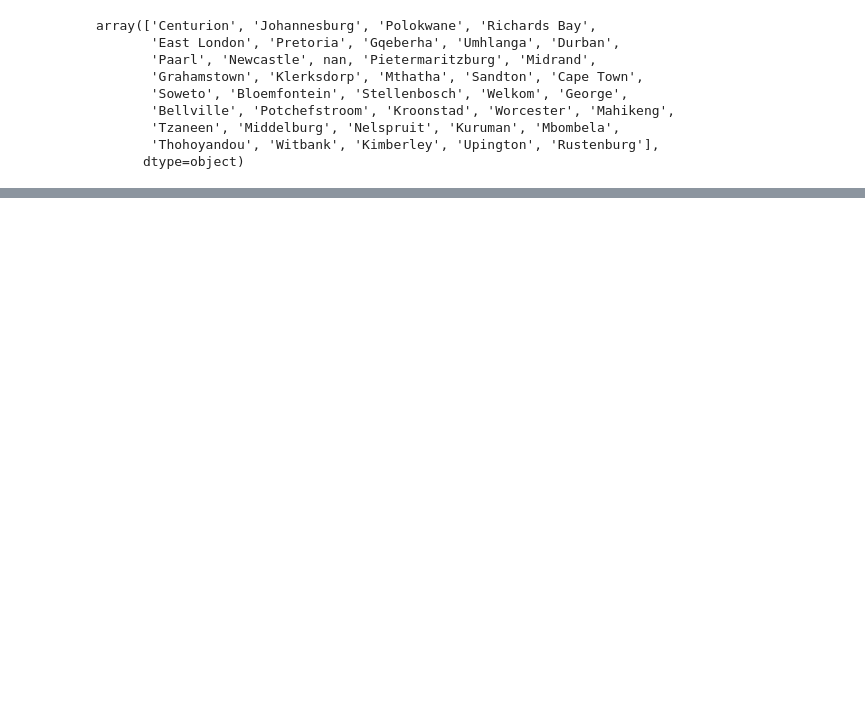
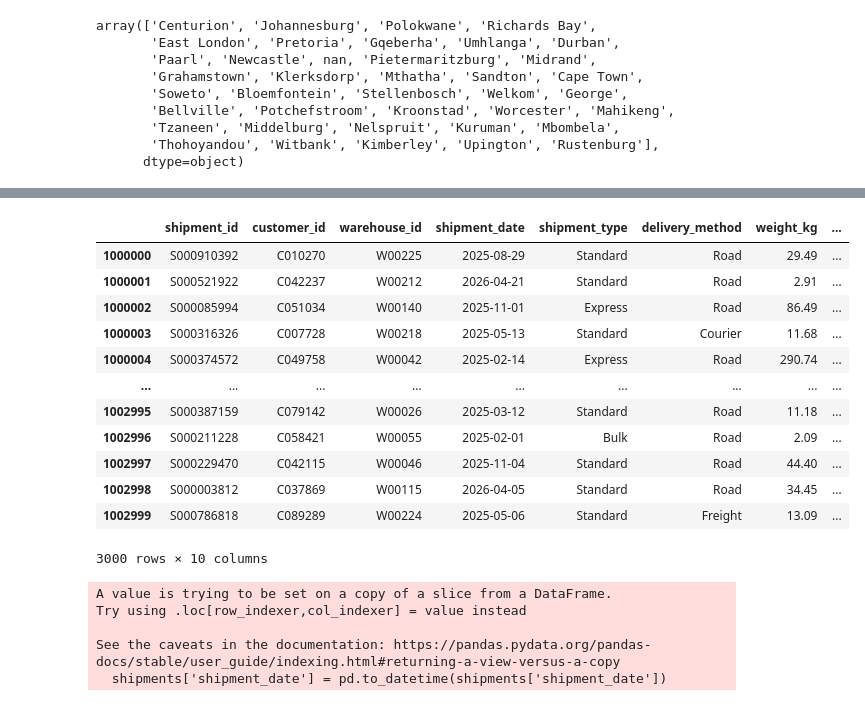
Before and after one commit to jilyanga2/Logistics-And-Delivery-Intelligence, a Jupyter notebook: data_engineering.ipynb, the cells around one changed output, grey strips where cells are left out. Saved outputs shown, nothing was run; the diff lists cells and outputs as text; code cells hidden in the pictures; blank space fills up the shorter version.

```diff
--- a/data_engineering.ipynb
+++ b/data_engineering.ipynb
@@ -81,0 +416,16 @@ customers.loc[customers['city'].isna(), "province"].value_counts()
+# %%
+shipments[shipments.duplicated() == True]
+# %% [output]
+|  | shipment_id | customer_id | warehouse_id | shipment_date | shipment_type | delivery_method | weight_kg | ... |
+| 1000000 | S000910392 | C010270 | W00225 | 2025-08-29 | Standard | Road | 29.49 | ... |
+| 1000001 | S000521922 | C042237 | W00212 | 2026-04-21 | Standard | Road | 2.91 | ... |
+| 1000002 | S000085994 | C051034 | W00140 | 2025-11-01 | Express | Road | 86.49 | ... |
+| 1000003 | S000316326 | C007728 | W00218 | 2025-05-13 | Standard | Courier | 11.68 | ... |
+| 1000004 | S000374572 | C049758 | W00042 | 2025-02-14 | Express | Road | 290.74 | ... |
+| ... | ... | ... | ... | ... | ... | ... | ... | ... |
+| 1002995 | S000387159 | C079142 | W00026 | 2025-03-12 | Standard | Road | 11.18 | ... |
+| 1002996 | S000211228 | C058421 | W00055 | 2025-02-01 | Bulk | Road | 2.09 | ... |
+| 1002997 | S000229470 | C042115 | W00046 | 2025-11-04 | Standard | Road | 44.40 | ... |
+| 1002998 | S000003812 | C037869 | W00115 | 2026-04-05 | Standard | Road | 34.45 | ... |
+| 1002999 | S000786818 | C089289 | W00224 | 2025-05-06 | Standard | Freight | 13.09 | ... |
+3000 rows × 10 columns
@@ -81,0 +434,8 @@ customers.loc[customers['city'].isna(), "province"].value_counts()
+# %%
+shipments['shipment_date'] = pd.to_datetime(shipments['shipment_date'])
+# %% [output]
+A value is trying to be set on a copy of a slice from a DataFrame.
+Try using .loc[row_indexer,col_indexer] = value instead
+
+See the caveats in the documentation: https://pandas.pydata.org/pandas-docs/stable/user_guide/indexing.html#returning-a-view-versus-a-copy
+  shipments['shipment_date'] = pd.to_datetime(shipments['shipment_date'])
```
Also changed, not shown: parts of 140 cells of this notebook.
